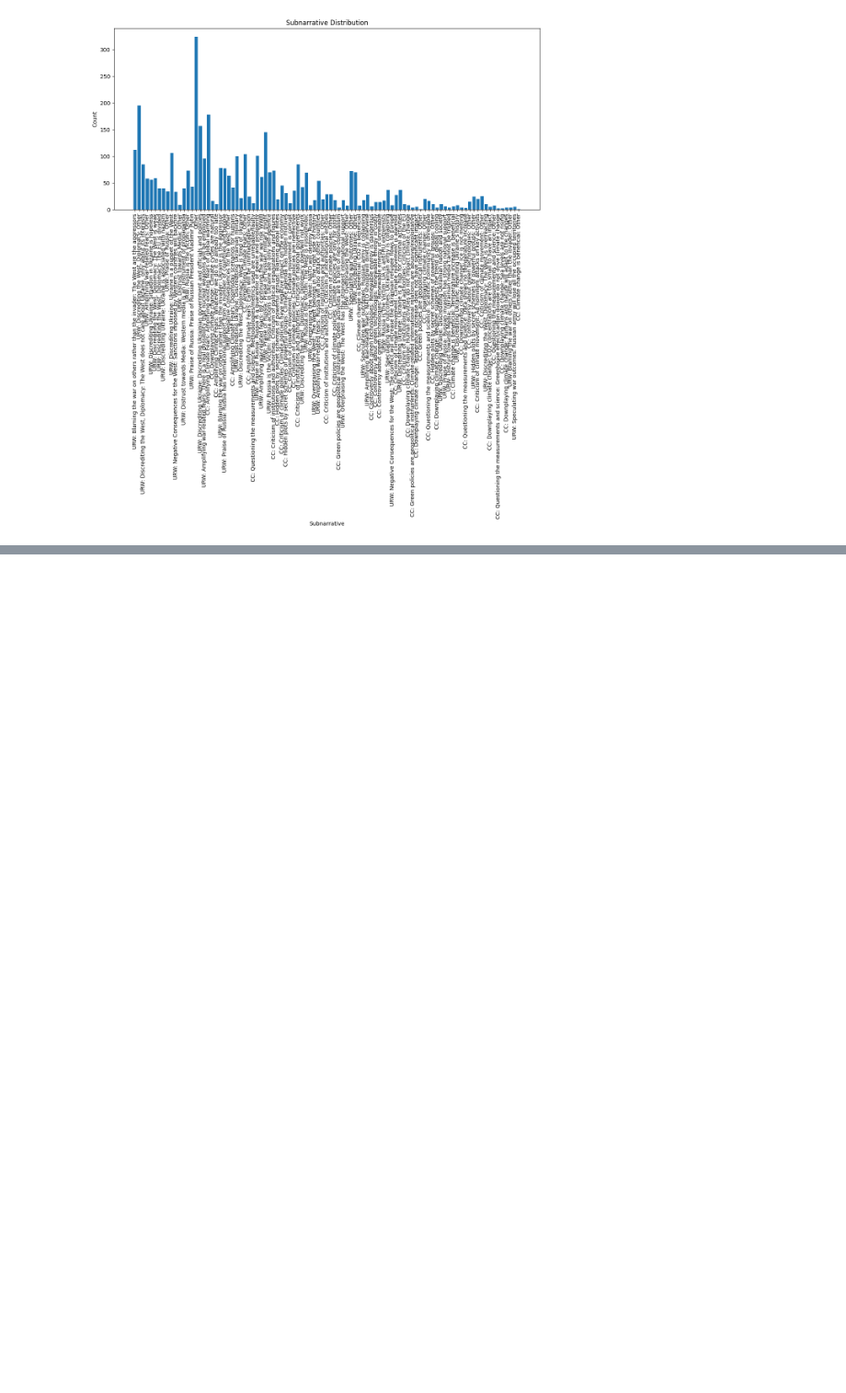
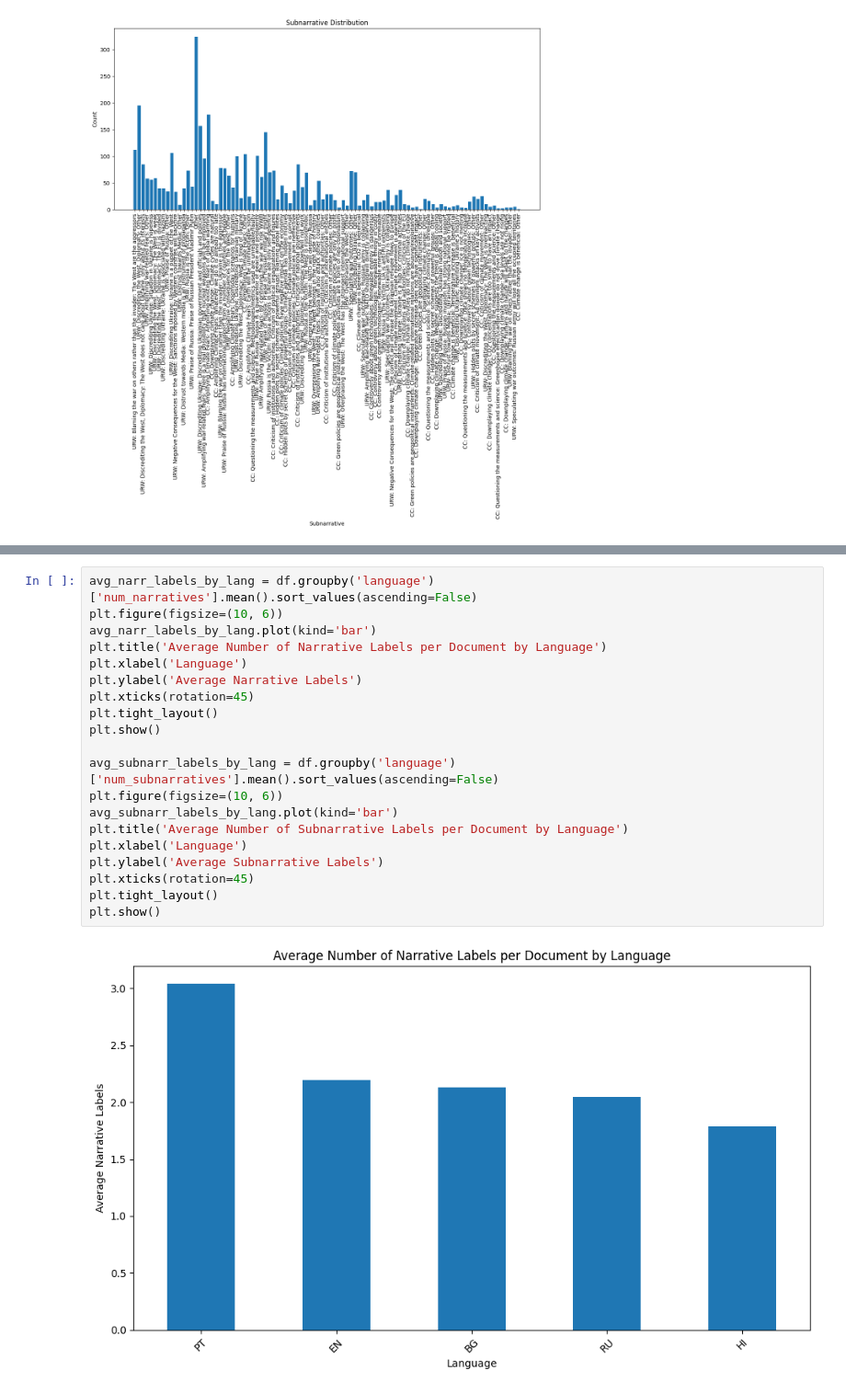
Before and after one commit to NourJadiri/hybrid-text-classification, a Jupyter notebook: notebooks/02_data_visualisation.ipynb, the cells around one changed output, grey strips where cells are left out. Shown at 92% size. Drawn from its saved outputs; the diff is of its cells as text; blank space fills up the shorter version.

```diff
--- a/notebooks/02_data_visualisation.ipynb
+++ b/notebooks/02_data_visualisation.ipynb
@@ -82,0 +133,22 @@ plt.show()
+# %%
+avg_narr_labels_by_lang = df.groupby('language')['num_narratives'].mean().sort_values(ascending=False)
+plt.figure(figsize=(10, 6))
+avg_narr_labels_by_lang.plot(kind='bar')
+plt.title('Average Number of Narrative Labels per Document by Language')
+plt.xlabel('Language')
+plt.ylabel('Average Narrative Labels')
+plt.xticks(rotation=45)
+plt.tight_layout()
+plt.show()
+
+avg_subnarr_labels_by_lang = df.groupby('language')['num_subnarratives'].mean().sort_values(ascending=False)
+plt.figure(figsize=(10, 6))
+avg_subnarr_labels_by_lang.plot(kind='bar')
+plt.title('Average Number of Subnarrative Labels per Document by Language')
+plt.xlabel('Language')
+plt.ylabel('Average Subnarrative Labels')
+plt.xticks(rotation=45)
+plt.tight_layout()
+plt.show()
+# %% [output]
+[figure, added]
```
Also changed, not shown: parts of 8 cells of this notebook.
